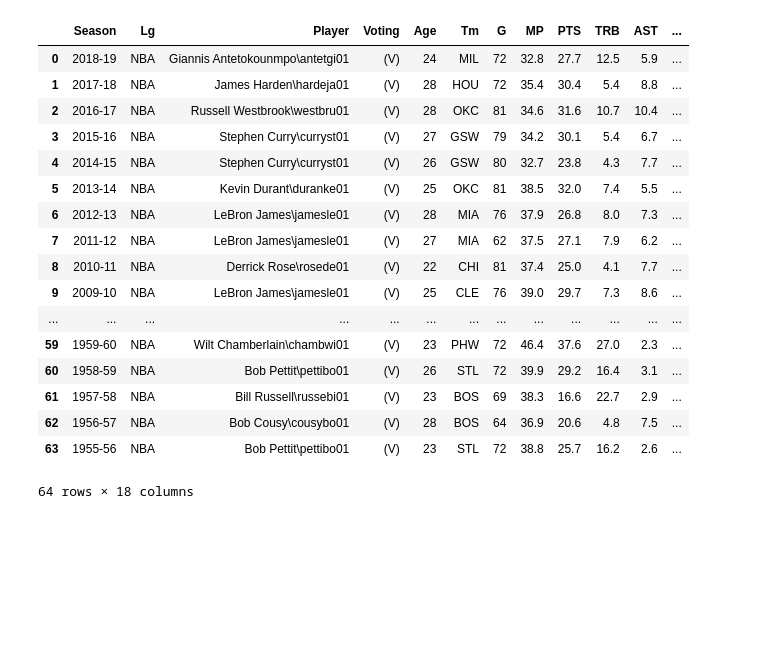
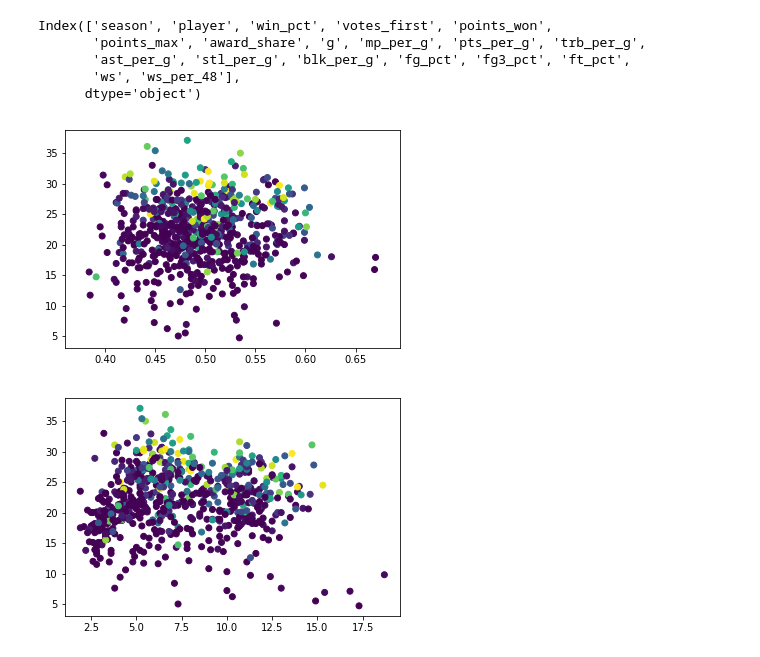
Before and after one commit to MartaMBenedito/TFM_Breeds_Dog, a Jupyter notebook: nba_mvp.ipynb, the cells around one changed output. Cells and saved outputs as stored; diff of their text form; code cells hidden in the pictures; blank space fills up the shorter version.

```diff
--- a/nba_mvp.ipynb
+++ b/nba_mvp.ipynb
@@ -4,3 +32,5 @@ import numpy as np
 # %%
-mvp_win_train = pd.read_csv('Data/MVP Winners.csv', sep=',',header=1)
+# read the winner players other season that it will use for training model
+
+mvp_win_train = pd.read_csv('Data/MVP Winners.csv', sep=';',header=0)
 # %%
@@ -8,21 +72,16 @@ mvp_win_train.fillna(0, inplace=True)
 # %%
-mvp_win_train
+mvp_win_train.columns
 # %% [output]
-|  | Season | Lg | Player | Voting | Age | Tm | G | MP | PTS | TRB | AST | ... |
-| 0 | 2018-19 | NBA | Giannis Antetokounmpo\antetgi01 | (V) | 24 | MIL | 72 | 32.8 | 27.7 | 12.5 | 5.9 | ... |
-| 1 | 2017-18 | NBA | James Harden\hardeja01 | (V) | 28 | HOU | 72 | 35.4 | 30.4 | 5.4 | 8.8 | ... |
-| 2 | 2016-17 | NBA | Russell Westbrook\westbru01 | (V) | 28 | OKC | 81 | 34.6 | 31.6 | 10.7 | 10.4 | ... |
-| 3 | 2015-16 | NBA | Stephen Curry\curryst01 | (V) | 27 | GSW | 79 | 34.2 | 30.1 | 5.4 | 6.7 | ... |
-| 4 | 2014-15 | NBA | Stephen Curry\curryst01 | (V) | 26 | GSW | 80 | 32.7 | 23.8 | 4.3 | 7.7 | ... |
-| 5 | 2013-14 | NBA | Kevin Durant\duranke01 | (V) | 25 | OKC | 81 | 38.5 | 32.0 | 7.4 | 5.5 | ... |
-| 6 | 2012-13 | NBA | LeBron James\jamesle01 | (V) | 28 | MIA | 76 | 37.9 | 26.8 | 8.0 | 7.3 | ... |
-| 7 | 2011-12 | NBA | LeBron James\jamesle01 | (V) | 27 | MIA | 62 | 37.5 | 27.1 | 7.9 | 6.2 | ... |
-| 8 | 2010-11 | NBA | Derrick Rose\rosede01 | (V) | 22 | CHI | 81 | 37.4 | 25.0 | 4.1 | 7.7 | ... |
-| 9 | 2009-10 | NBA | LeBron James\jamesle01 | (V) | 25 | CLE | 76 | 39.0 | 29.7 | 7.3 | 8.6 | ... |
-| ... | ... | ... | ... | ... | ... | ... | ... | ... | ... | ... | ... | ... |
-| 59 | 1959-60 | NBA | Wilt Chamberlain\chambwi01 | (V) | 23 | PHW | 72 | 46.4 | 37.6 | 27.0 | 2.3 | ... |
-| 60 | 1958-59 | NBA | Bob Pettit\pettibo01 | (V) | 26 | STL | 72 | 39.9 | 29.2 | 16.4 | 3.1 | ... |
-| 61 | 1957-58 | NBA | Bill Russell\russebi01 | (V) | 23 | BOS | 69 | 38.3 | 16.6 | 22.7 | 2.9 | ... |
-| 62 | 1956-57 | NBA | Bob Cousy\cousybo01 | (V) | 28 | BOS | 64 | 36.9 | 20.6 | 4.8 | 7.5 | ... |
-| 63 | 1955-56 | NBA | Bob Pettit\pettibo01 | (V) | 23 | STL | 72 | 38.8 | 25.7 | 16.2 | 2.6 | ... |
-64 rows × 18 columns
+Index(['season', 'player', 'win_pct', 'votes_first', 'points_won',
+       'points_max', 'award_share', 'g', 'mp_per_g', 'pts_per_g', 'trb_per_g',
+       'ast_per_g', 'stl_per_g', 'blk_per_g', 'fg_pct', 'fg3_pct', 'ft_pct',
+       'ws', 'ws_per_48'],
+      dtype='object')
+# %%
+plt.scatter(mvp_win_train["fg_pct"],mvp_win_train["pts_per_g"],c=mvp_win_train["award_share"]);
+# %% [output]
+[figure, added]
+# %%
+plt.scatter(mvp_win_train["trb_per_g"],mvp_win_train["pts_per_g"],c=mvp_win_train["award_share"]);
+# %% [output]
+[figure, added]
```
Also changed, not shown: parts of 8 cells of this notebook.
